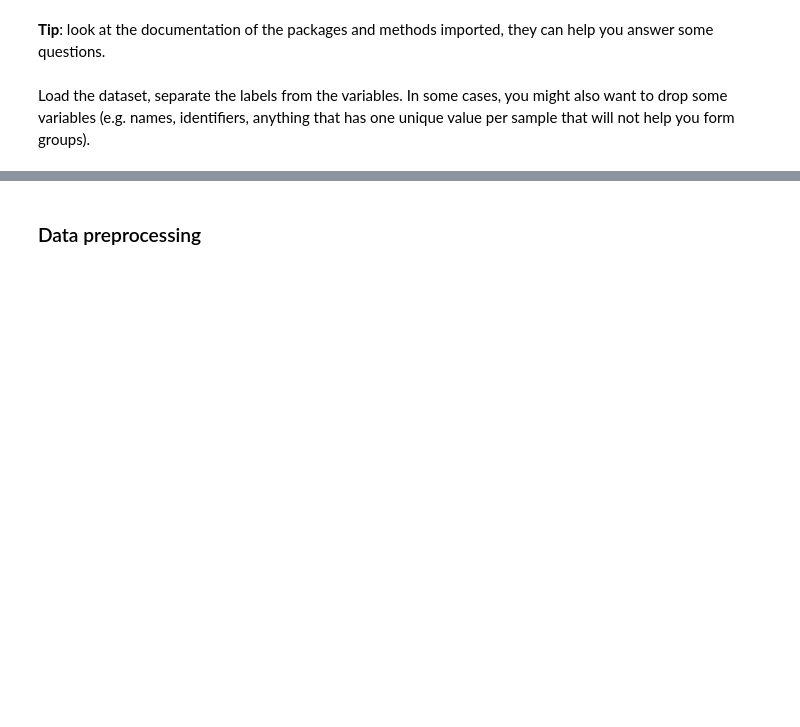
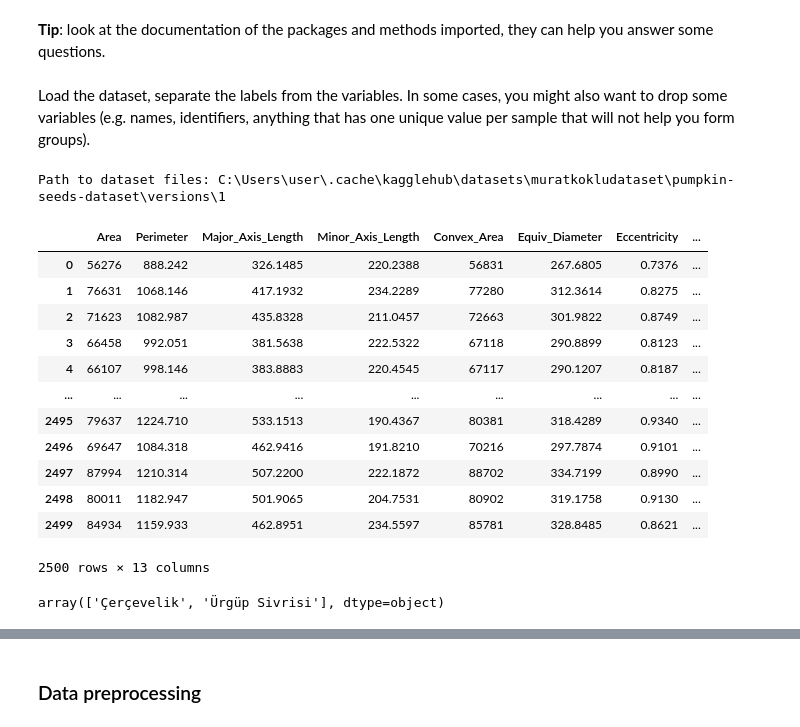
Before and after one commit to Benbakreti0Amine/data_analysis_project_M1CNS, a Jupyter notebook: TD2_3.ipynb, the cells around one changed output, grey strips where cells are left out. Drawn from its saved outputs; the diff is of its cells as text; code cells hidden in the pictures; blank space fills up the shorter version.

```diff
--- a/TD2_3.ipynb
+++ b/TD2_3.ipynb
@@ -34,0 +39,27 @@ Load the dataset, separate the labels from the variables. In some cases, you mig
+# %%
+print("Path to dataset files:", path)
+# %% [output]
+Path to dataset files: C:\Users\user\.cache\kagglehub\datasets\muratkokludataset\pumpkin-seeds-dataset\versions\1
+# %%
+df = pd.read_excel('C:/Users/user/.cache/kagglehub/datasets/muratkokludataset/pumpkin-seeds-dataset/versions/1/Pumpkin_Seeds_Dataset/Pumpkin_Seeds_Dataset.xlsx')
+df
+# %% [output]
+|  | Area | Perimeter | Major_Axis_Length | Minor_Axis_Length | Convex_Area | Equiv_Diameter | Eccentricity | ... |
+| 0 | 56276 | 888.242 | 326.1485 | 220.2388 | 56831 | 267.6805 | 0.7376 | ... |
+| 1 | 76631 | 1068.146 | 417.1932 | 234.2289 | 77280 | 312.3614 | 0.8275 | ... |
+| 2 | 71623 | 1082.987 | 435.8328 | 211.0457 | 72663 | 301.9822 | 0.8749 | ... |
+| 3 | 66458 | 992.051 | 381.5638 | 222.5322 | 67118 | 290.8899 | 0.8123 | ... |
+| 4 | 66107 | 998.146 | 383.8883 | 220.4545 | 67117 | 290.1207 | 0.8187 | ... |
+| ... | ... | ... | ... | ... | ... | ... | ... | ... |
+| 2495 | 79637 | 1224.710 | 533.1513 | 190.4367 | 80381 | 318.4289 | 0.9340 | ... |
+| 2496 | 69647 | 1084.318 | 462.9416 | 191.8210 | 70216 | 297.7874 | 0.9101 | ... |
+| 2497 | 87994 | 1210.314 | 507.2200 | 222.1872 | 88702 | 334.7199 | 0.8990 | ... |
+| 2498 | 80011 | 1182.947 | 501.9065 | 204.7531 | 80902 | 319.1758 | 0.9130 | ... |
+| 2499 | 84934 | 1159.933 | 462.8951 | 234.5597 | 85781 | 328.8485 | 0.8621 | ... |
+2500 rows × 13 columns
+# %%
+# Labels
+y = df['Class']
+y.unique()
+# %% [output]
+array(['Çerçevelik', 'Ürgüp Sivrisi'], dtype=object)
```
Also changed, not shown: parts of 13 cells of this notebook, 1 other file.
